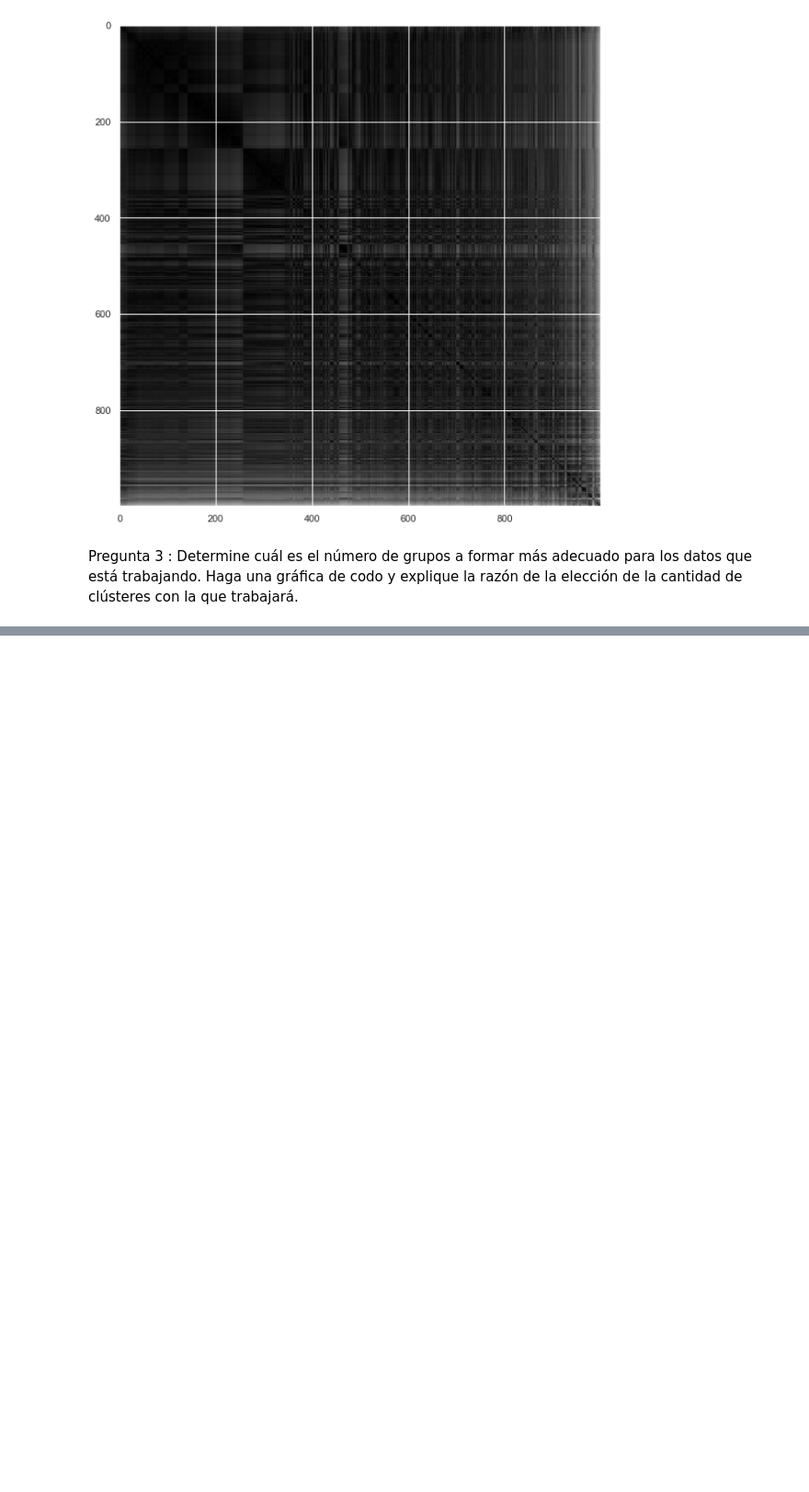
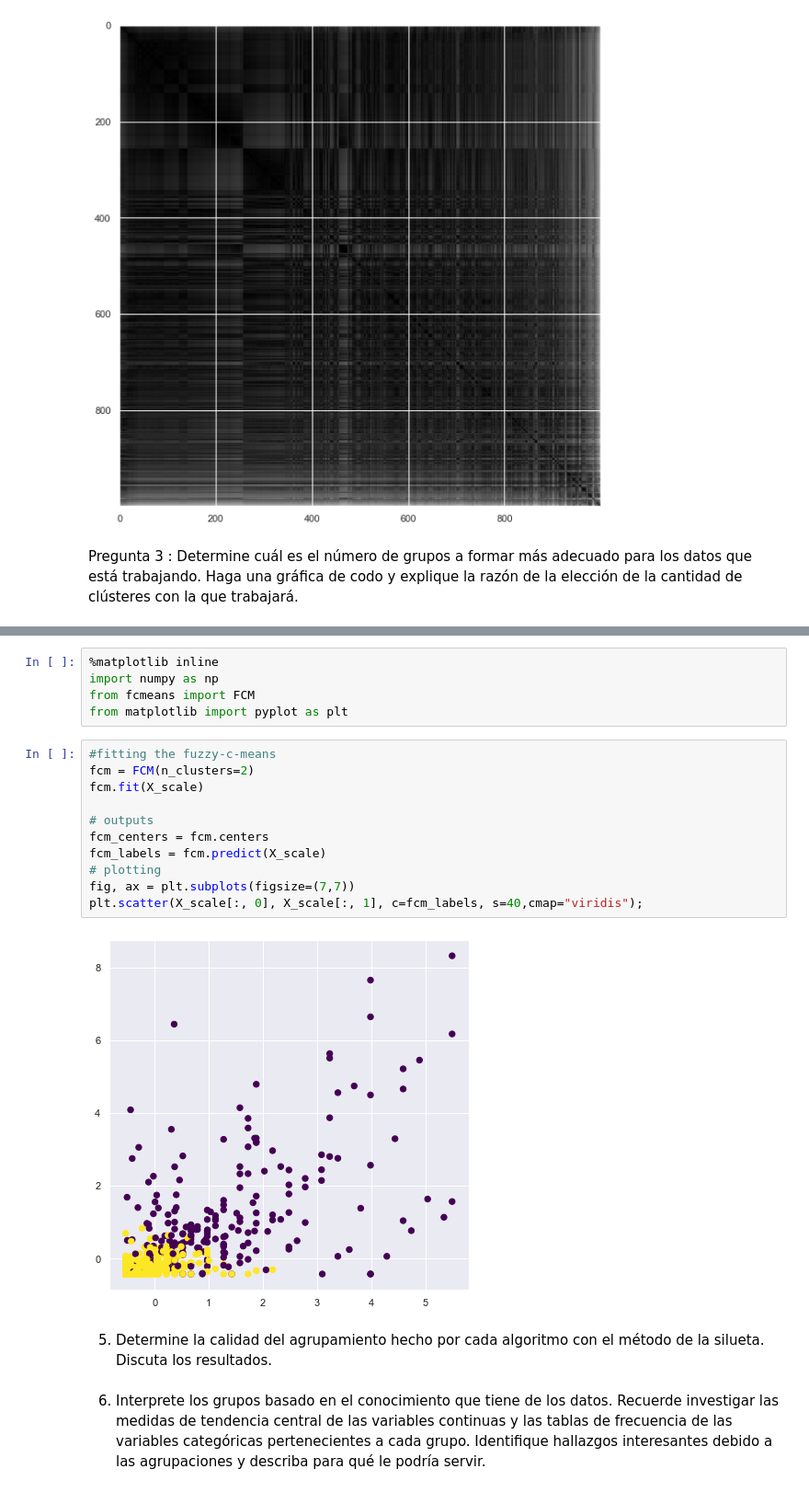
Before and after one commit to JosePabloPonce/MineriaHDT2, a Jupyter notebook: hdt2.ipynb, the cells around one changed output, grey strips where cells are left out. Shown at 92% size. Cells and saved outputs as stored; diff of their text form; blank space fills up the shorter version.

```diff
--- a/hdt2.ipynb
+++ b/hdt2.ipynb
@@ -128,0 +172,23 @@ plt.show()
+# %%
+%matplotlib inline
+import numpy as np
+from fcmeans import FCM
+from matplotlib import pyplot as plt
+# %%
+#fitting the fuzzy-c-means
+fcm = FCM(n_clusters=2)
+fcm.fit(X_scale)
+
+# outputs
+fcm_centers = fcm.centers
+fcm_labels = fcm.predict(X_scale)
+# plotting
+fig, ax = plt.subplots(figsize=(7,7))
+plt.scatter(X_scale[:, 0], X_scale[:, 1], c=fcm_labels, s=40,cmap="viridis");
+# %% [output]
+[figure, added]
+# %% [markdown]
+5. Determine la calidad del agrupamiento hecho por cada algoritmo con el método de la silueta. Discuta los resultados.
+# %% [markdown]
+6. Interprete  los  grupos  basado  en  el  conocimiento  que  tiene  de  los  datos.  Recuerde  investigar  las medidas de tendencia central de las variables continuas y las tablas de frecuencia de las variables categóricas pertenecientes a cada grupo.
+Identifique hallazgos interesantes debido a las agrupaciones y describa para qué le podría servir.
```
Also changed, not shown: parts of 12 cells of this notebook.
